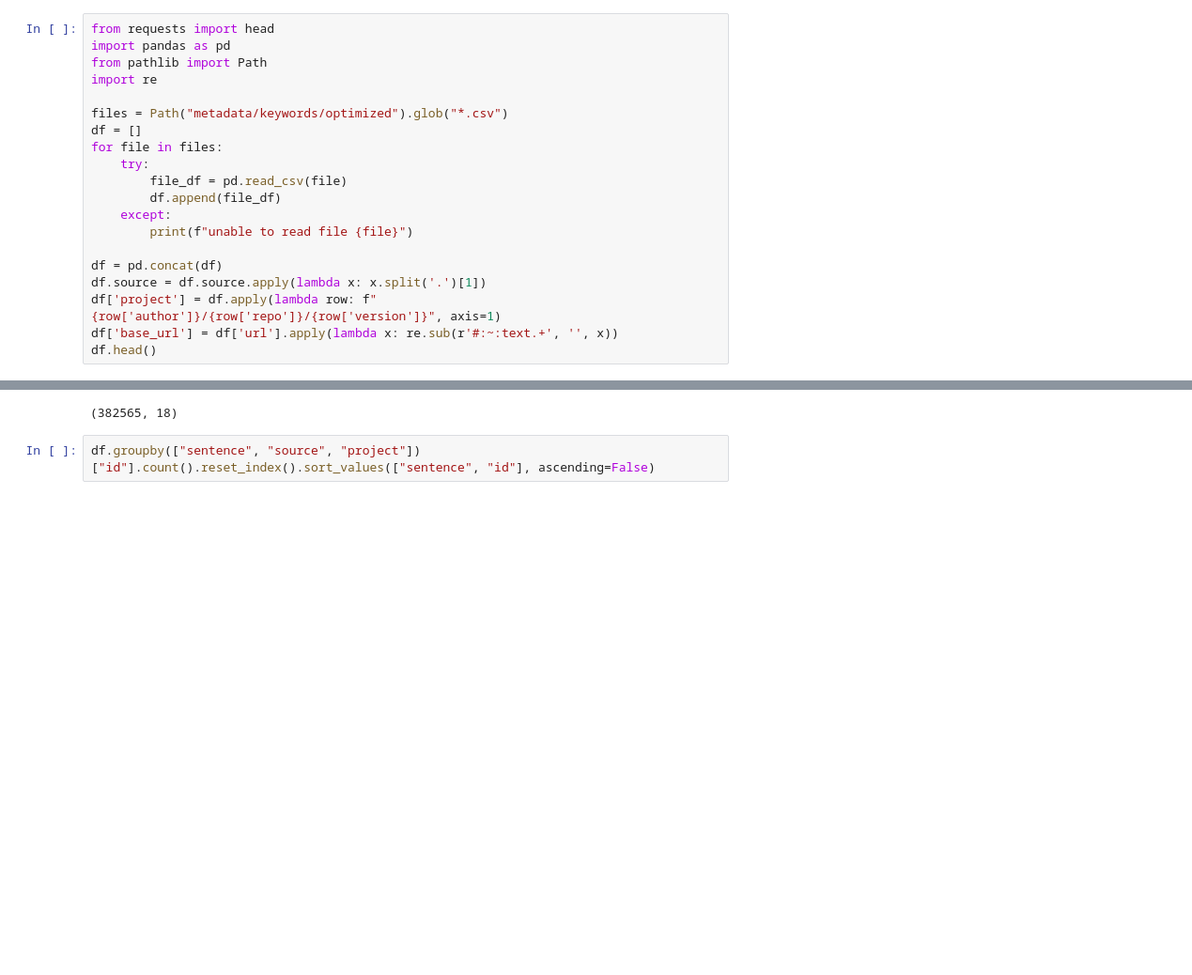
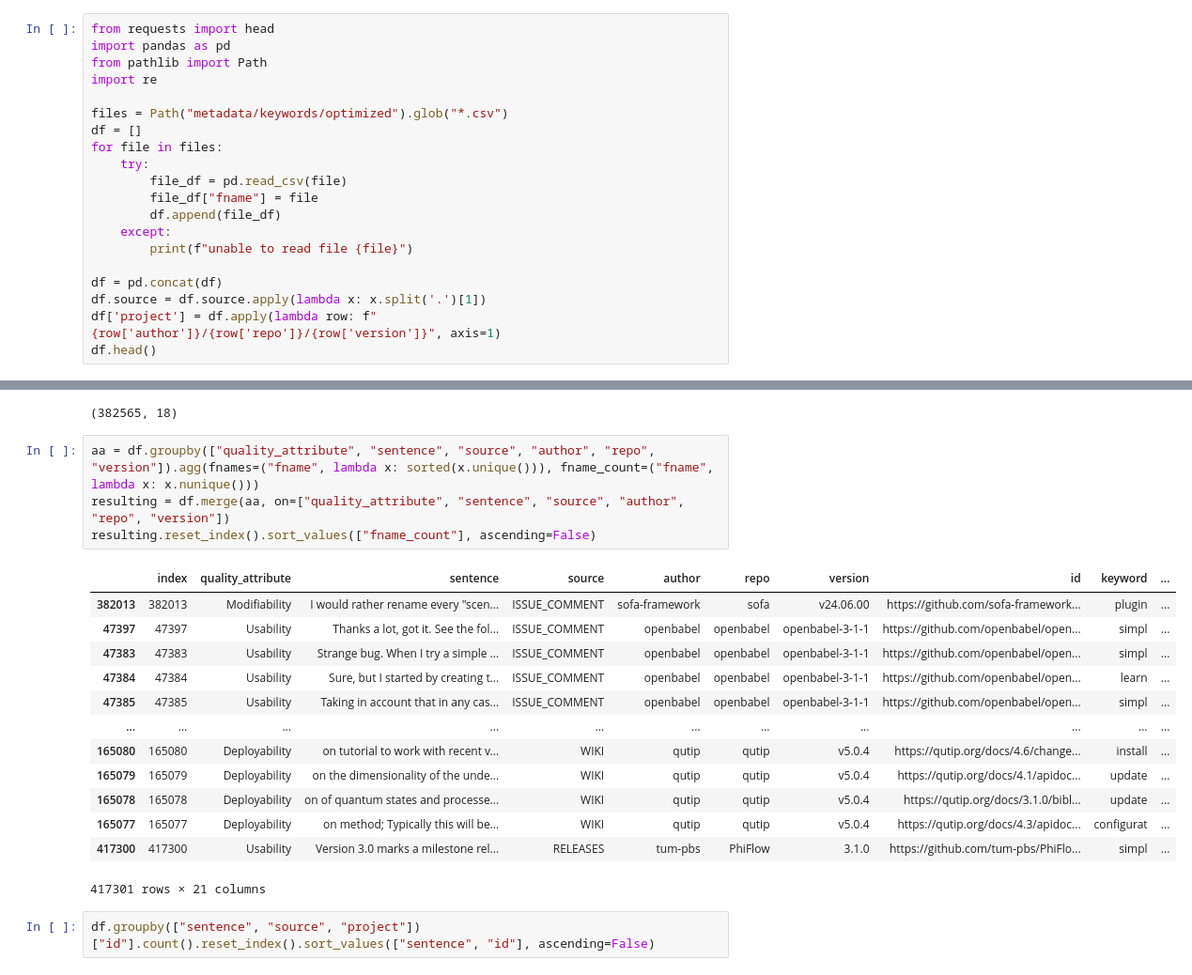
Before and after one commit to dmitrijs-voronovs/scientific-software-architecture-analysis, a Jupyter notebook: keyword_analysis_all.ipynb, the cells around one changed output, grey strips where cells are left out. Shown at 94% size. Cells and saved outputs as stored; diff of their text form; blank space fills up the shorter version.

```diff
--- a/keyword_analysis_all.ipynb
+++ b/keyword_analysis_all.ipynb
@@ -15,6 +15,7 @@ df = []
 for file in files:
     try:
         file_df = pd.read_csv(file)
+        file_df["fname"] = file
         df.append(file_df)
     except:
         print(f"unable to read file {file}")
@@ -22,7 +23,6 @@ for file in files:
 df = pd.concat(df)
 df.source = df.source.apply(lambda x: x.split('.')[1])
 df['project'] = df.apply(lambda row: f"{row['author']}/{row['repo']}/{row['version']}", axis=1)
-df['base_url'] = df['url'].apply(lambda x: re.sub(r'#:~:text.+', '', x))
 df.head()
 # %% [output]
 |  | quality_attribute | sentence | source | author | repo | version | id | keyword | matched_word | ... |
@@ -63,6 +63,24 @@ df.groupby(["quality_attribute", "sentence", "project", "source"]).first().reset
 df.groupby(["quality_attribute", "sentence", "source", "author", "repo", "version"]).first().reset_index().shape
 # %% [output]
 (382565, 18)
+# %%
+aa = df.groupby(["quality_attribute", "sentence", "source", "author", "repo", "version"]).agg(fnames=("fname", lambda x: sorted(x.unique())), fname_count=("fname", lambda x: x.nunique()))
+resulting = df.merge(aa, on=["quality_attribute", "sentence", "source", "author", "repo", "version"])
+resulting.reset_index().sort_values(["fname_count"], ascending=False)
+# %% [output]
+|  | index | quality_attribute | sentence | source | author | repo | version | id | keyword | ... |
+| 382013 | 382013 | Modifiability | I would rather rename every "scen... | ISSUE_COMMENT | sofa-framework | sofa | v24.06.00 | https://github.com/sofa-framework... | plugin | ... |
+| 47397 | 47397 | Usability | Thanks a lot, got it. See the fol... | ISSUE_COMMENT | openbabel | openbabel | openbabel-3-1-1 | https://github.com/openbabel/open... | simpl | ... |
+| 47383 | 47383 | Usability | Strange bug. When I try a simple ... | ISSUE_COMMENT | openbabel | openbabel | openbabel-3-1-1 | https://github.com/openbabel/open... | simpl | ... |
+| 47384 | 47384 | Usability | Sure, but I started by creating t... | ISSUE_COMMENT | openbabel | openbabel | openbabel-3-1-1 | https://github.com/openbabel/open... | learn | ... |
+| 47385 | 47385 | Usability | Taking in account that in any cas... | ISSUE_COMMENT | openbabel | openbabel | openbabel-3-1-1 | https://github.com/openbabel/open... | simpl | ... |
+| ... | ... | ... | ... | ... | ... | ... | ... | ... | ... | ... |
+| 165080 | 165080 | Deployability | on tutorial to work with recent v... | WIKI | qutip | qutip | v5.0.4 | https://qutip.org/docs/4.6/change... | install | ... |
+| 165079 | 165079 | Deployability | on the dimensionality of the unde... | WIKI | qutip | qutip | v5.0.4 | https://qutip.org/docs/4.1/apidoc... | update | ... |
+| 165078 | 165078 | Deployability | on of quantum states and processe... | WIKI | qutip | qutip | v5.0.4 | https://qutip.org/docs/3.1.0/bibl... | update | ... |
+| 165077 | 165077 | Deployability | on method; Typically this will be... | WIKI | qutip | qutip | v5.0.4 | https://qutip.org/docs/4.3/apidoc... | configurat | ... |
+| 417300 | 417300 | Usability | Version 3.0 marks a milestone rel... | RELEASES | tum-pbs | PhiFlow | 3.1.0 | https://github.com/tum-pbs/PhiFlo... | simpl | ... |
+417301 rows × 21 columns
 # %%
 df.groupby(["sentence", "source", "project"])["id"].count().reset_index().sort_values(["sentence", "id"], ascending=False)
 # %% [output]
```
Also changed, not shown: 2 other files.
